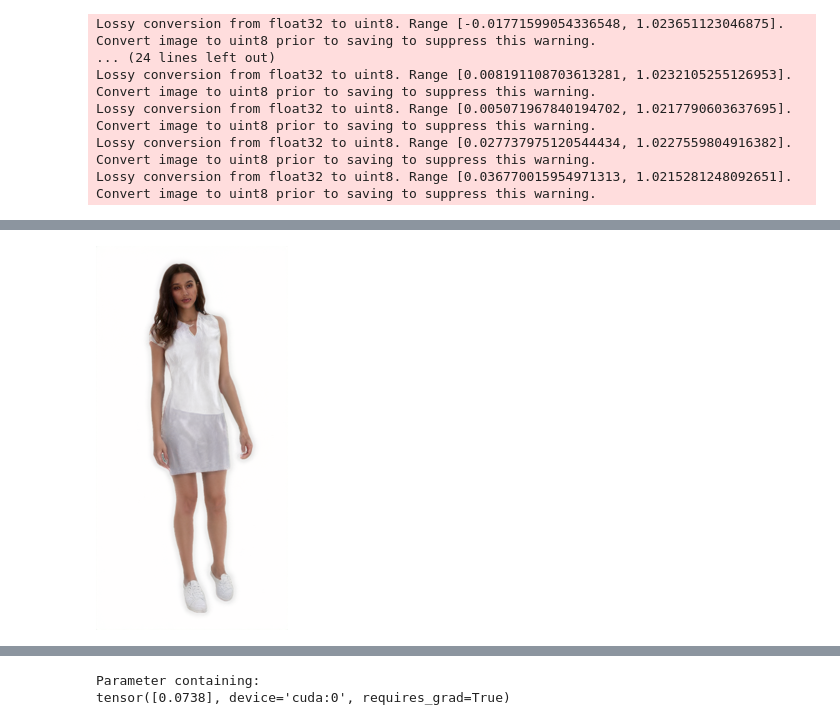
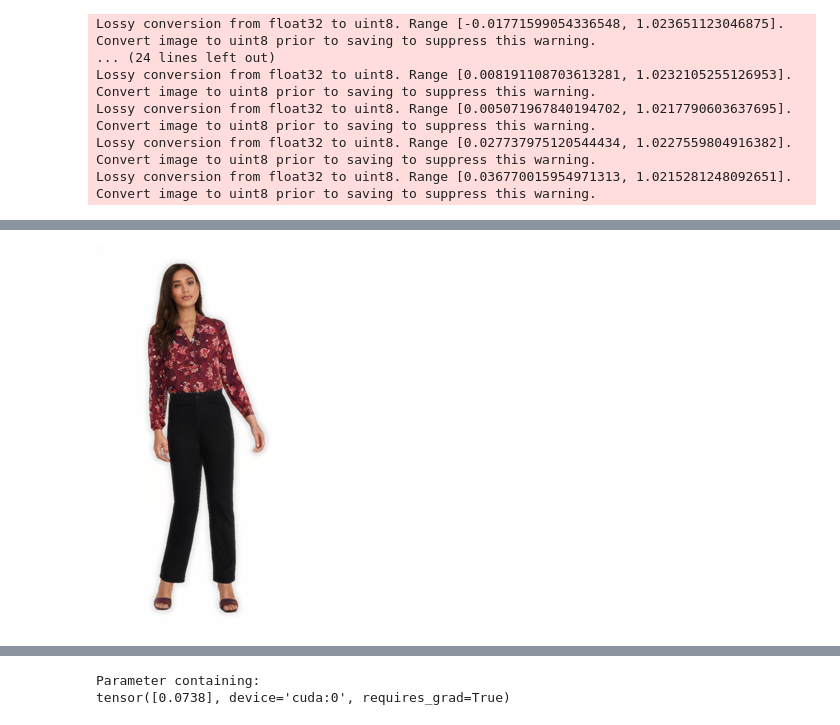
Before and after one commit to leventkaracan/dicomogan, a Jupyter notebook: Generate Manipulation from a pretrained model. .ipynb, the cells around one changed output, grey strips where cells are left out. Drawn from its saved outputs; the diff is of its cells as text; code cells hidden in the pictures.

```diff
--- a/Generate Manipulation from a pretrained model. .ipynb
+++ b/Generate Manipulation from a pretrained model. .ipynb
@@ -684,7 +684,7 @@ Lossy conversion from float32 to uint8. Range [0.005071967840194702, 1.021779060
 Lossy conversion from float32 to uint8. Range [0.027737975120544434, 1.0227559804916382]. Convert image to uint8 prior to saving to suppress this warning.
 Lossy conversion from float32 to uint8. Range [0.036770015954971313, 1.0215281248092651]. Convert image to uint8 prior to saving to suppress this warning.
 # %%
-images, inversions, sampleT, inversion_imgs = load_video('2c111960')
+images, inversions, sampleT, inversion_imgs = load_video('8c112803')
 # %%
 mean_inv = inversions.mean(0, keepdims=True)
 # %%
@@ -742,6 +727,6 @@ to_PIL(a).resize((64*3, 128*3))
 # %%
 n = 8
-tgt_w = ws[n].clone()
-tgt_w[:n-1] = ws[19][:n-1]
+tgt_w = inversions[0:1].clone()
+tgt_w[:n] = inversions[5:6][:n]
 # tgt_w[n-1][m1:m2] = ws[18][n-1][m1:m2]
 # %%
@@ -752,8 +735,8 @@ to_PIL(a).resize((64*3, 128*3))
 # %%
-b = model.stylegan_G(tgt_w[None, :, :])[0]
+b = model.stylegan_G(tgt_w)[0]
 to_PIL(b).resize((64*3, 128*3))
 # %% [output]
-[figure, old version]
+[figure, new version]
 # %%
 to_PIL(a-b).resize((64*3, 128*3))
 # %% [output]
```
Also changed, not shown: parts of 12 cells of this notebook, 2 other files.
